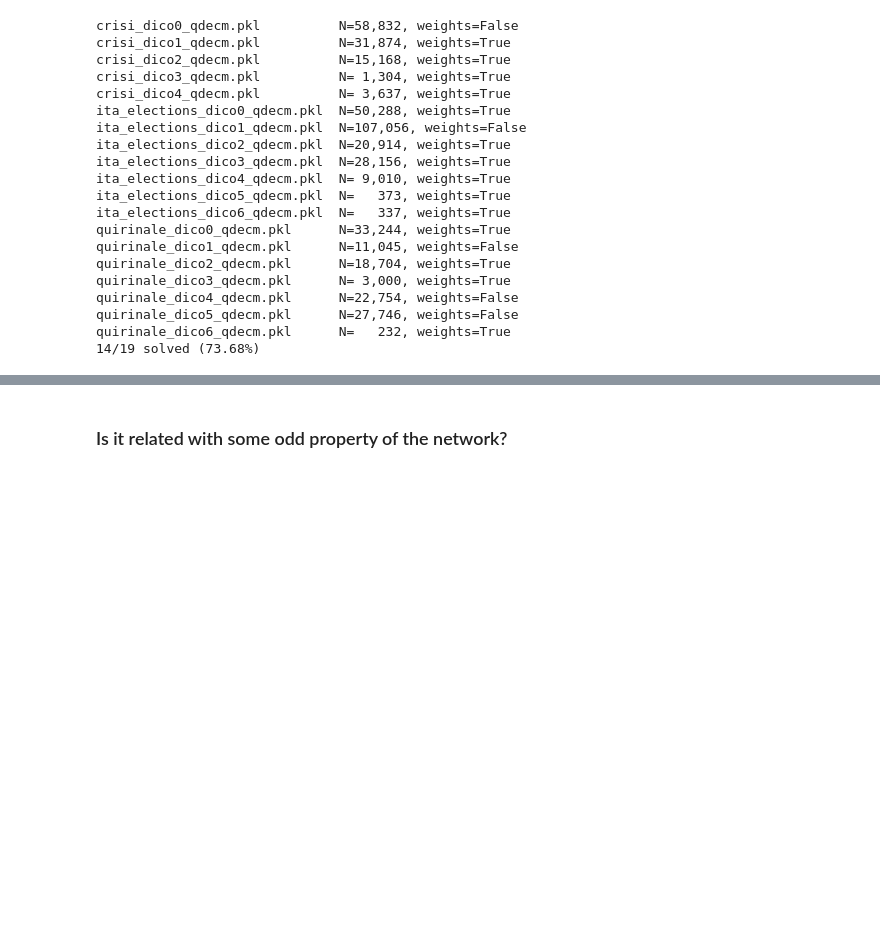
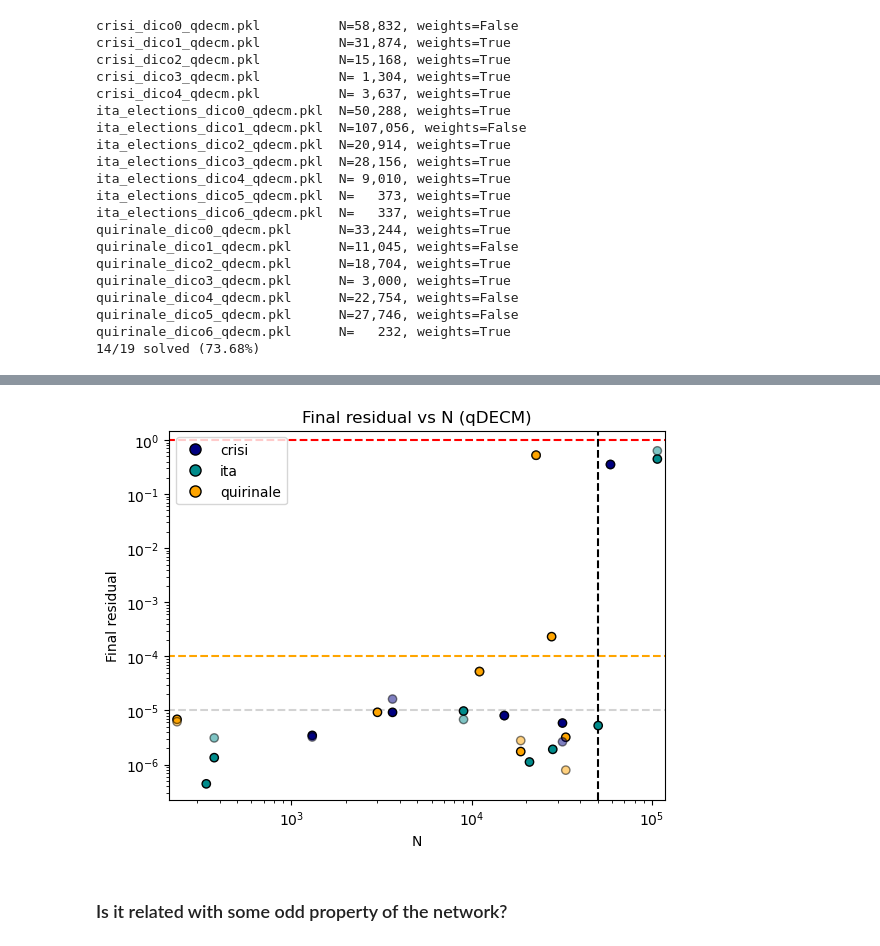
Before and after one commit to fabiosaracco/bowtie2, a Jupyter notebook: 0_1_convergence_test.ipynb, the cells around one changed output, grey strips where cells are left out. Cells and saved outputs as stored; diff of their text form; code cells hidden in the pictures; blank space fills up the shorter version.

```diff
--- a/0_1_convergence_test.ipynb
+++ b/0_1_convergence_test.ipynb
@@ -199,0 +236,7 @@ Still unsatisfactory as some communities were exclude _a priori_ as they were to
+# %%
+best_theta_vs_theta=[]
+best_theta_mask=np.zeros(len(models), dtype=bool)
+for i, model in enumerate(models):
+    if np.max(np.abs(model.sol_weights.best_theta-model.sol_weights.theta)/model.sol_weights.best_theta)>1e-5:
+        best_theta_vs_theta.append((model.N, finale_mres[i]))
+        best_theta_mask[i] = True
@@ -200,3 +265,28 @@ Still unsatisfactory as some communities were exclude _a priori_ as they were to
+# %%
+plt.scatter(Ns, res_final, color=[color_dict[file.split('_')[0]] for file in qdecm_test_files], edgecolor='black', zorder=2)
+plt.scatter([b[0] for b in best_theta_vs_theta], [b[1] for b in best_theta_vs_theta], color=[color_dict[file.split('_')[0]] for i_f, file in enumerate(qdecm_test_files) if best_theta_mask[i_f]], edgecolor='black', alpha=0.5, zorder=2)
+plt.hlines([1e-5], 0.5*min(Ns), 1.5*max(Ns), linestyles='--', colors='lightgray', zorder=1)
+plt.hlines([1e-4], 0.5*min(Ns), 1.5*max(Ns), linestyles='--', colors='orange', zorder=1)
+plt.hlines([1], 0.5*min(Ns), 1.5*max(Ns), linestyles='--', colors='red', zorder=1)
+plt.vlines([good_Ns], 0.5*min(res_final), 2, linestyles='--', colors='black', zorder=1)
+plt.xscale('log')
+plt.yscale('log')
+plt.xlabel('N')
+plt.ylabel('Final residual')
+plt.title('Final residual vs N (qDECM)')
+plt.xlim(0.9*min(Ns), 1.1*max(Ns))
+plt.ylim(0.5*min(res_final), 1.5)
+
+legend_handles = [
+    Line2D([0], [0], marker='o', color='w', markerfacecolor=color, markeredgecolor='black', markersize=8, label=label)
+    for label, color in color_dict.items()
+]
+
+plt.legend(handles=legend_handles)
+
+plt.show()
+# %% [output]
+[figure, added]
 # %% [markdown]
 ### Is it related with some odd property of the network?
 # %%
```
Also changed, not shown: parts of 12 cells of this notebook.
